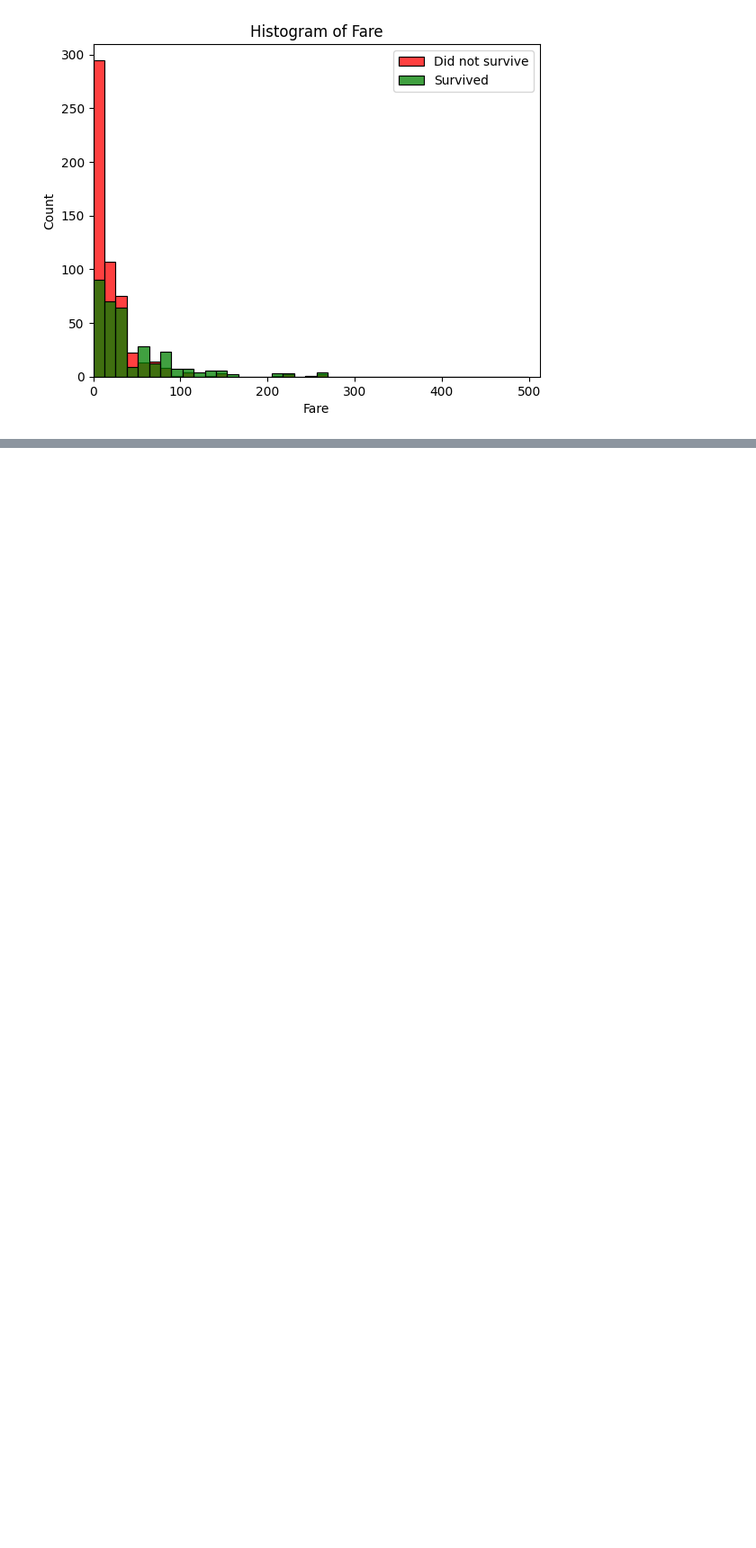
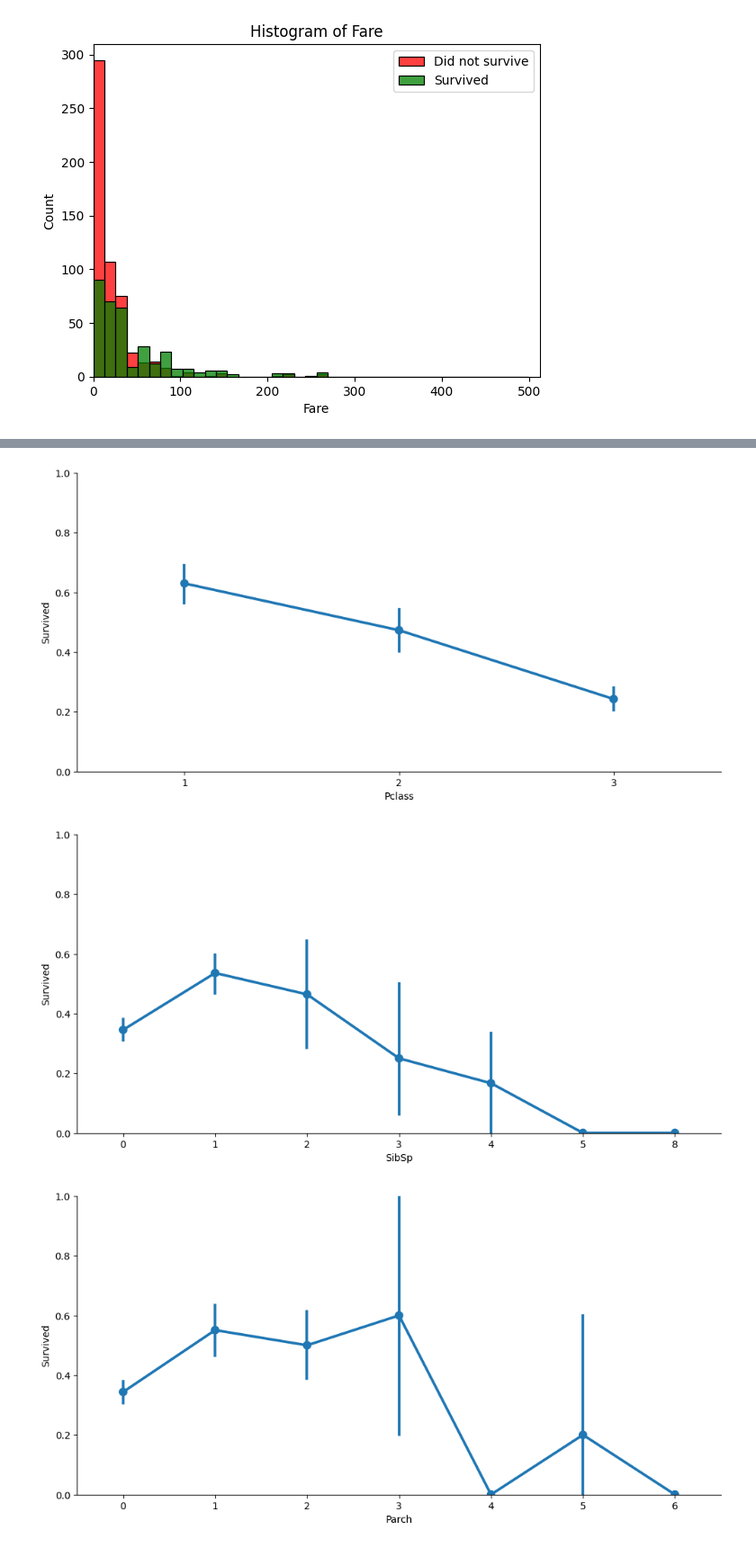
Before and after one commit to ArifAygun/Applied-Machine-Learning-Feature-Engineering, a Jupyter notebook: AA_AML_Feature_Engineering.ipynb, the cells around one changed output, grey strips where cells are left out. Shown: that part at 90% size. Cells and saved outputs as stored; diff of their text form; code cells hidden in the pictures; blank space fills up the shorter version.

```diff
--- a/AA_AML_Feature_Engineering.ipynb
+++ b/AA_AML_Feature_Engineering.ipynb
@@ -332,2 +336,11 @@ for col in ['Pclass', 'SibSp', 'Parch']:
+# %%
+# Generate categorical plots for ordinal features
+for col in ['Pclass', 'SibSp', 'Parch']:
+    sns.catplot(x=col, y='Survived', data=titanic, kind='point', aspect=2, )
+    plt.ylim(0, 1)
+# %% [output]
+[figure, added]
+[figure, added]
+[figure, added]
 # %%
 # Create a new family count feature
```
Also changed, not shown: parts of 1 cell of this notebook.
